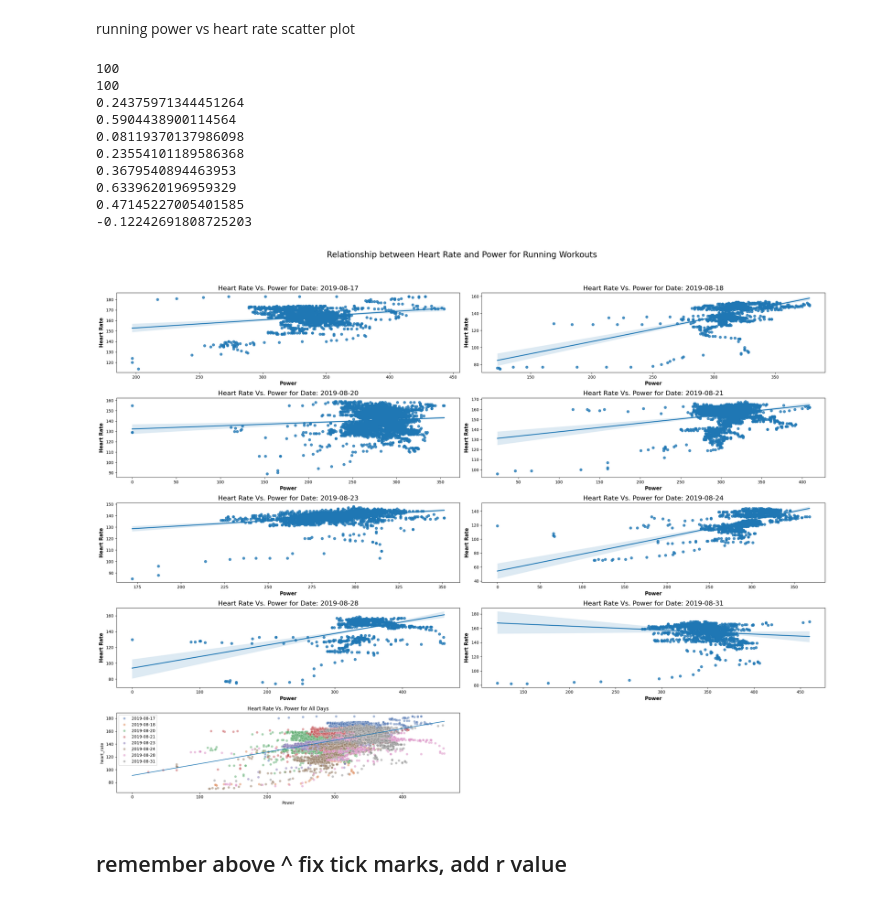
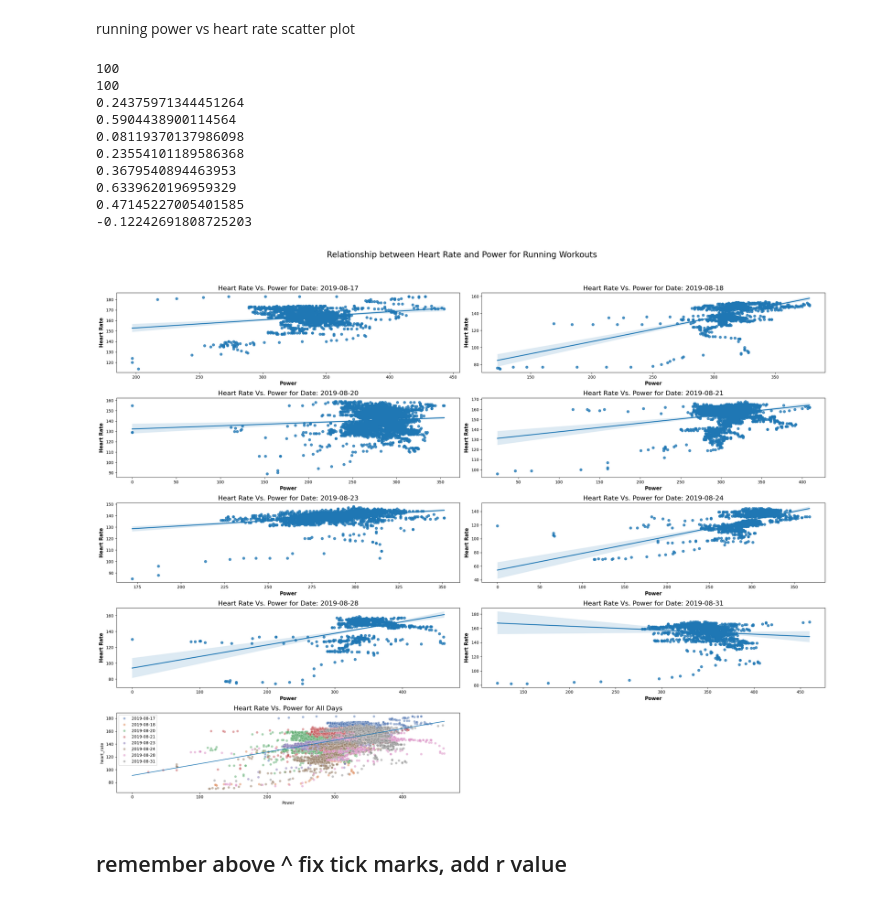
Before and after one commit to ccthatsme/siads521_assignment4, a Jupyter notebook: introduction.ipynb, the cells around one changed output. Cells and saved outputs as stored; diff of their text form; code cells hidden in the pictures.

```diff
--- a/introduction.ipynb
+++ b/introduction.ipynb
@@ -149,34 +150,34 @@ for group, data in df_run.groupby('date'):
     ax.set_ylabel('Heart Rate', fontweight='bold', fontsize=12)
     ax.set_xlabel('Power', fontweight='bold', fontsize=12)
     ax.set_title('Heart Rate Vs. Power for Date: ' + str(group), fontsize=16)
     r,p = pearsonr(data['Power'], data['heart_rate'])
     print(r)
     count += 1
 
 ax2 = fig.add_subplot(5, 2, count)
 sns.scatterplot(data=df_run, x='Power', y='heart_rate', hue='date', palette='deep', alpha=0.5, ax=ax2)
 count += 1
 
 # ax3 = fig.add_subplot(5, 2, count)
 # sns.regplot(data=df_run, x='Power', y='heart_rate', ax=ax3)
 sns.lineplot(data=df_fitted, x='x', y='y', ax=ax2)
 
 fig.suptitle('Relationship between Heart Rate and Power for Running Workouts', fontsize=20)
 
-plt.title('Heart Rate Vs. Power for All Days')
+plt.title('Heart Rate Vs. Power for All Days', fontsize=16)
 plt.tight_layout(rect=[0, 0.03, 1, 0.95])
 plt.show()
 # %% [output]
 100
 100
 0.24375971344451264
 0.5904438900114564
 0.08119370137986098
 0.23554101189586368
 0.3679540894463953
 0.6339620196959329
 0.47145227005401585
 -0.12242691808725203
-[figure, old version]
+[figure, new version]
 # %% [markdown]
 ## remember above ^ fix tick marks, add r value
```
Also changed, not shown: parts of 3 cells of this notebook.
